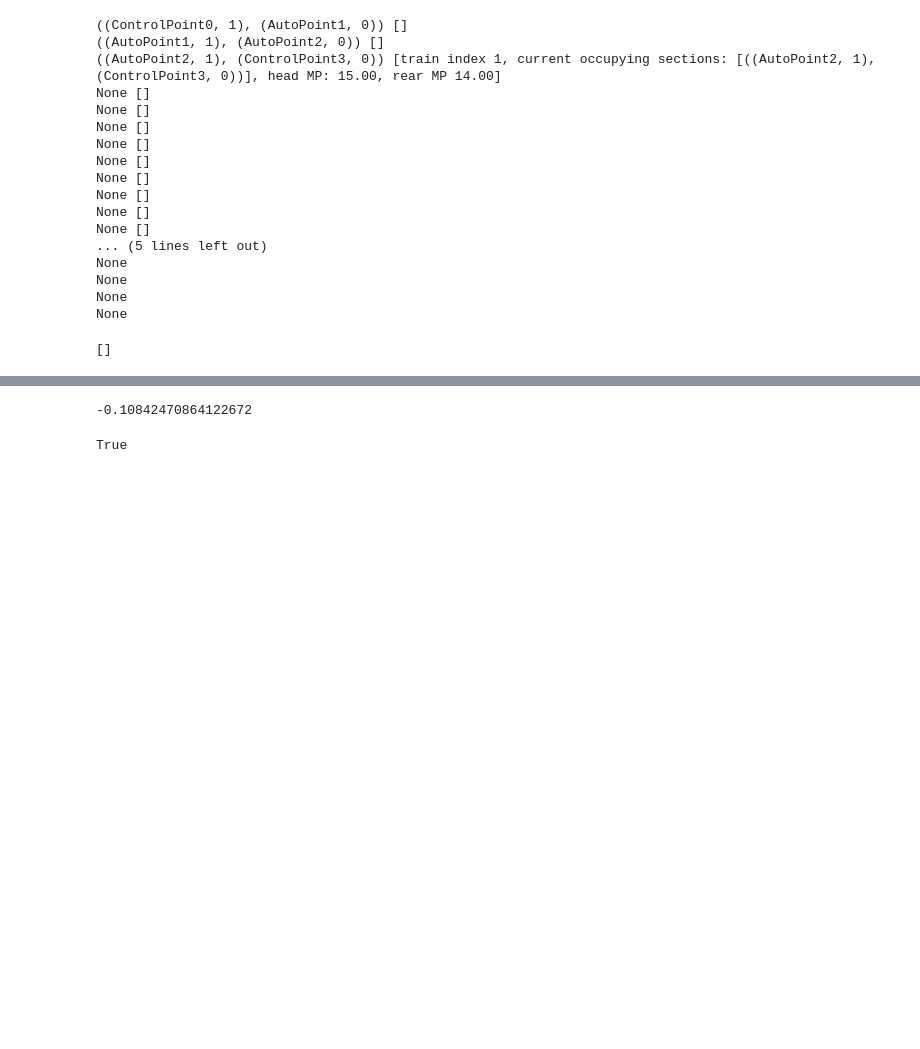
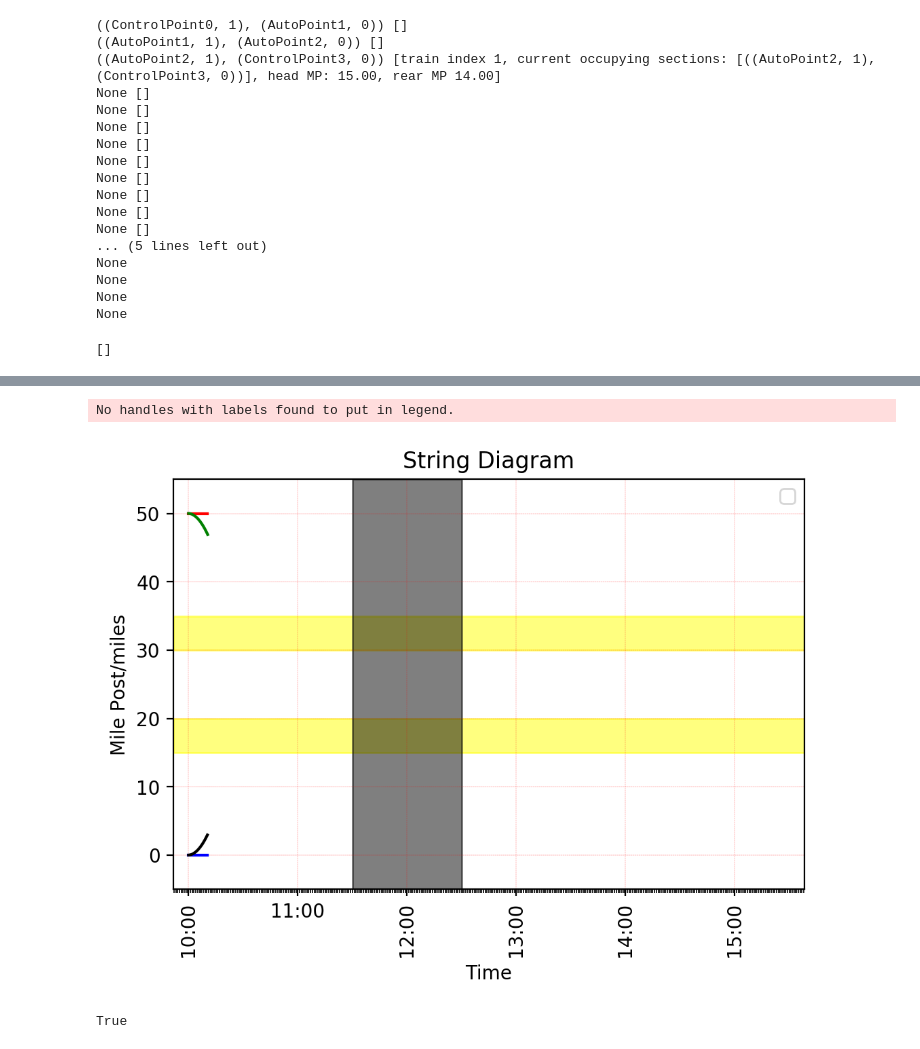
Before and after one commit to hegxiten/PyRailSim, a Jupyter notebook: OOD_Train/system_development.ipynb, the cells around one changed output, grey strips where cells are left out. Cells and saved outputs as stored; diff of their text form; code cells hidden in the pictures; blank space fills up the shorter version.

```diff
--- a/OOD_Train/system_development.ipynb
+++ b/OOD_Train/system_development.ipynb
@@ -363,7 +311,8 @@ train index 3, current occupation: [((ControlPoint4, 1), (AutoPoint5, 0)), ((Con
-# %%
-K166.rear_curr_MP
-# %% [output]
--0.10842470864122672
+# %%
+string_diagram(sys)
+# %% [output]
+No handles with labels found to put in legend.
+[figure, added]
 # %%
 _enterable=True
 for n in T165.system.control_points:
```
Also changed, not shown: parts of 18 cells of this notebook, 8 other files.
